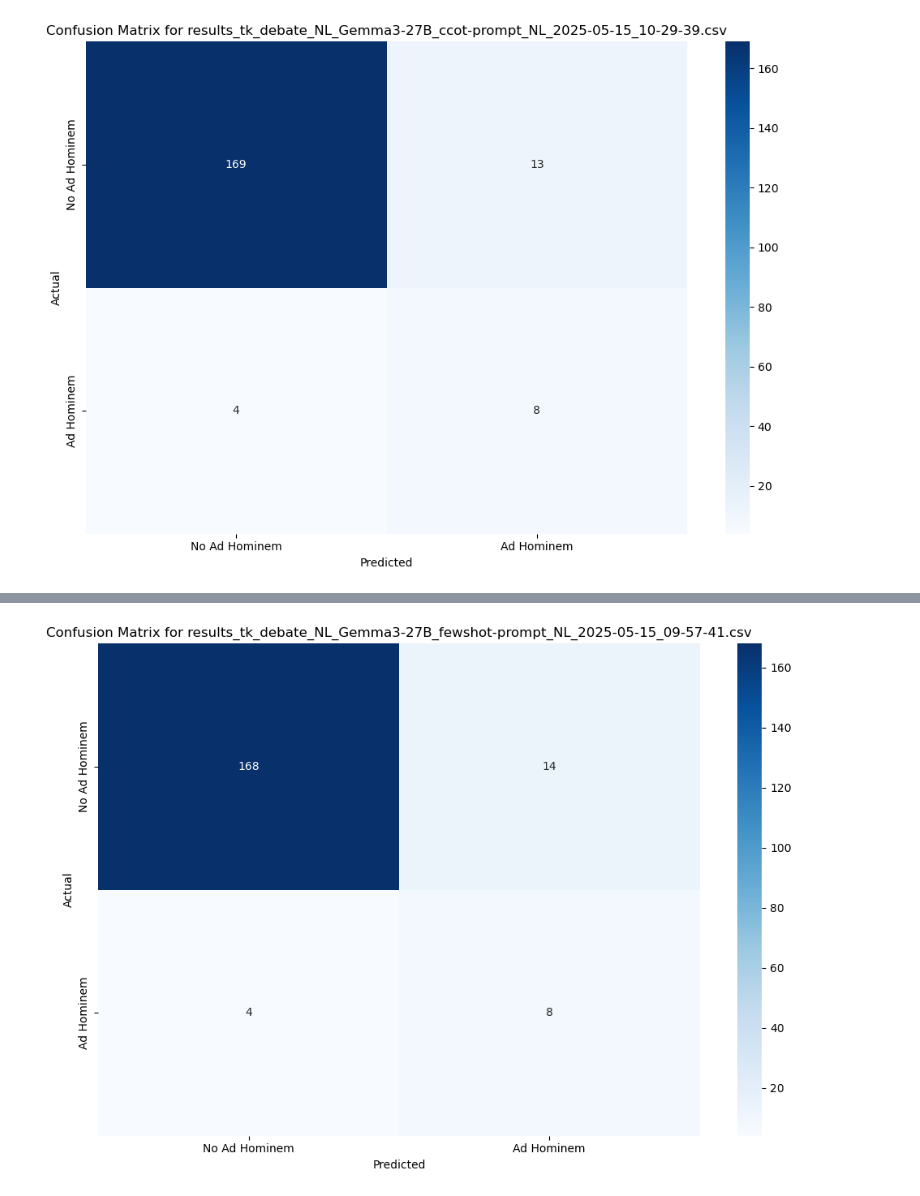
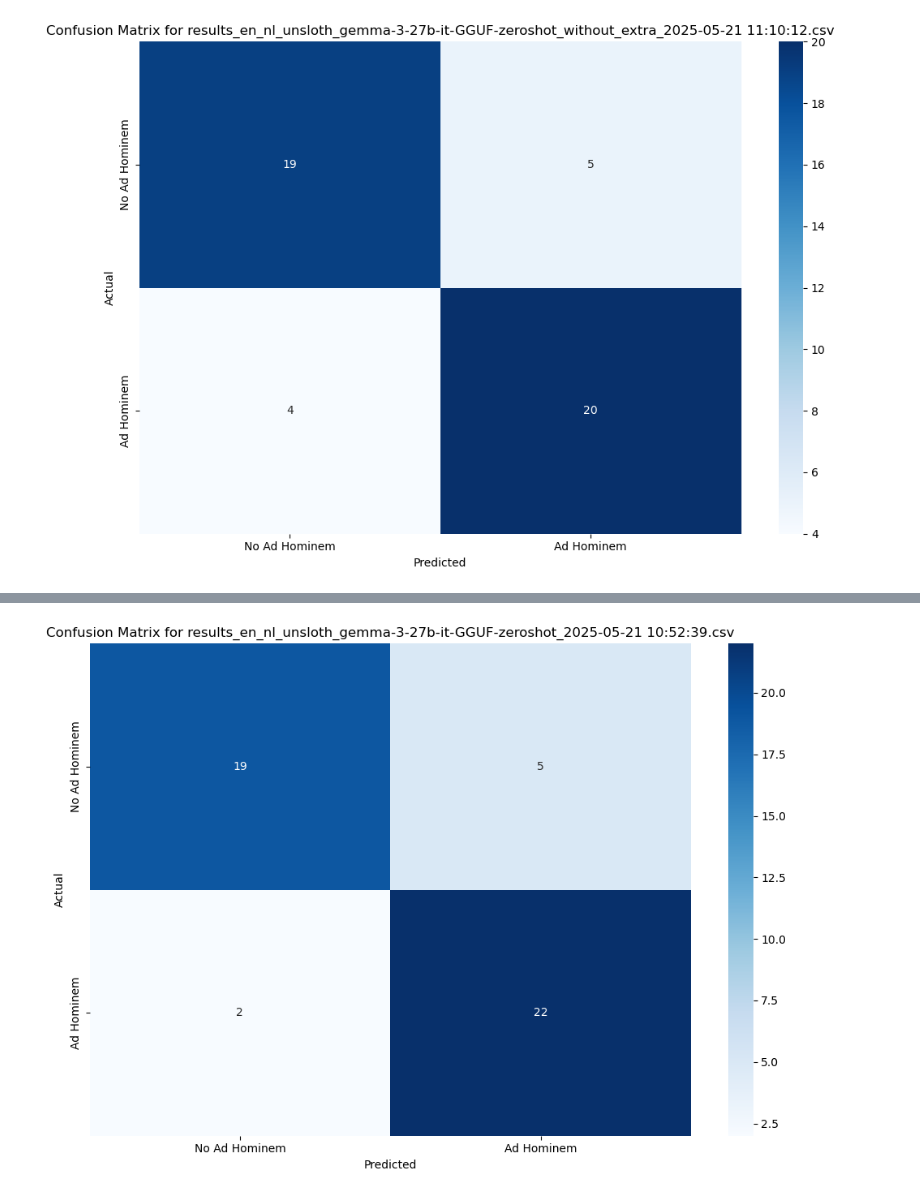
Before and after one commit to Sjiub/tweede-kamer, a Jupyter notebook: modal/results on labeled sample/calculate metric.ipynb, the cells around one changed output, grey strips where cells are left out. Cells and saved outputs as stored; diff of their text form; code cells hidden in the pictures.

````diff
--- a/modal/results on labeled sample/calculate metric.ipynb
+++ b/modal/results on labeled sample/calculate metric.ipynb
@@ -18,6 +18,52 @@ def check_error(result_str):
         return False
     except:
         return True  # If we can't parse it, consider it an error
+def clean_result(text: str):
+        """
+            Multiple ways to resolve different ways a llm might return json.
+            1. normal
+            2. embedded in text but marked as specified in the template
+            3. normal json but with '' instead of ""
+        """
+        import json
+        import ast
+        import re
+        if not isinstance(text, str):
+            if isinstance(text, dict):
+                raise Exception("Passing already parsed json to cleaner function")
+            else:
+                raise Exception(f"Unexpected type of str: {type(text)}, {text}")
+        # Try to extract JSON block from markdown-style ```json ... ``` block
+        if re.search(r'```json\b', text, re.IGNORECASE):
+            try:
+                match = re.search(r'```json\s*(.*?)\s*```', text, re.DOTALL | re.IGNORECASE)
+                if match:
+                    json_str = match.group(1).strip()
+                    return json.loads(json_str)
+            except Exception as e:
+                pass
+
+
+        # Try raw JSON
+        try:
+            return json.loads(text)
+        except Exception:
+            pass
+
+        # Try using ast.literal_eval for single-quoted "JSON"
+        try:
+            return ast.literal_eval(text)
+        except Exception as e:
+            pass
+
+        raise ValueError(f"Unable to parse JSON from text: {text}")
+def extract_predicted_label(result):
+        import json
+        # If result is a string, try to load it
+        if isinstance(result, str):
+            result = json.loads(result)
+
+        return result.get("summary", {}).get("count", 0)
 
 # Function to analyze a single CSV file
 def analyze_csv(file_path):
@@ -27,10 +73,10 @@ def analyze_csv(file_path):
 
     try:
         # First try with semicolon delimiter
-        df = pd.read_csv(file_path, sep=';')
+        df = pd.read_csv(file_path)
 
         # Check if we have the expected columns
-        required_cols = ['result', 'is_timeout', 'final_label', 'count']
+        required_cols = ['result', 'is_timeout', 'final_label']
         missing_cols = [col for col in required_cols if col not in df.columns]
 
         if missing_cols:
@@ -41,7 +87,8 @@ def analyze_csv(file_path):
             if missing_cols:
                 print(f"Error: Missing required columns {missing_cols}")
                 return None
-
+        df["result"] = df["result"].apply(clean_result)
+        df["count"] = df["result"].apply(extract_predicted_label)
         # Find rows with errors or timeouts
         timeout_rows = df[df['is_timeout'] == 1]
         error_rows = df[df['result'].apply(check_error)]
@@ -84,6 +131,7 @@ def analyze_csv(file_path):
         precision = precision_score(y_true, y_pred, zero_division=0) * 100
         recall = recall_score(y_true, y_pred, zero_division=0) * 100
         f1 = f1_score(y_true, y_pred, zero_division=0) * 100
+        duration = df_filtered["duration"].mean()
 
         # Print metrics
         print(f"\nAccuracy: {accuracy:.2f}%")
@@ -117,27 +165,26 @@ def analyze_csv(file_path):
             'precision': precision,
             'recall': recall,
             'f1': f1,
-            'confusion_matrix': cm
+            'confusion_matrix': cm,
+            'duration': duration
         }
     except Exception as e:
         print(f"Error processing file {filename}: {e}")
         return None
 
 # Main function to loop through all CSV files
+results = []
 def main():
-    base_path = r'C:\Users\anouk\OneDrive - UvA\Documenten\GitHub\the good one\tweede-kamer\modal\results on labeled sample'
+    base_path = r'/home/david/ownCloud/Personal/Structures/Democracy_Slaps/tweede-kamer/modal/results on labeled sample'
     csv_files = glob.glob(os.path.join(base_path, '**', '*.csv'), recursive=True)
 
-    # File to exclude
-    exclude_file = r'C:\Users\anouk\OneDrive - UvA\Documenten\GitHub\the good one\tweede-kamer\modal\results on labeled sample\Llama\English\results_tk_debate_NL_Llama4_zeroshot-prompt_EN_2025-05-15_05-54-35.csv'
-    exclude_filename = os.path.basename(exclude_file)
 
     # Filter out the excluded file
-    filtered_files = [f for f in csv_files if os.path.basename(f) != exclude_filename]
+    filtered_files = [f for f in csv_files if "GGUF" in os.path.basename(f) ]
 
-    print(f"Found {len(csv_files)} CSV files, analyzing {len(filtered_files)} files (excluding {exclude_filename})")
+    print(f"Found {len(csv_files)} CSV files, analyzing {len(filtered_files)} files ")
 
-    results = []
+
 
     for file_path in filtered_files:
         result = analyze_csv(file_path)
@@ -185,2 +232,2 @@ True Positive: 8
-[figure, old version]
+[figure, new version]
 ================================================================================
@@ -203,2 +250,2 @@ True Positive: 8
-[figure, old version]
+[figure, new version]
 ================================================================================
````
Also changed, not shown: parts of 2 cells of this notebook, 8 other files.
